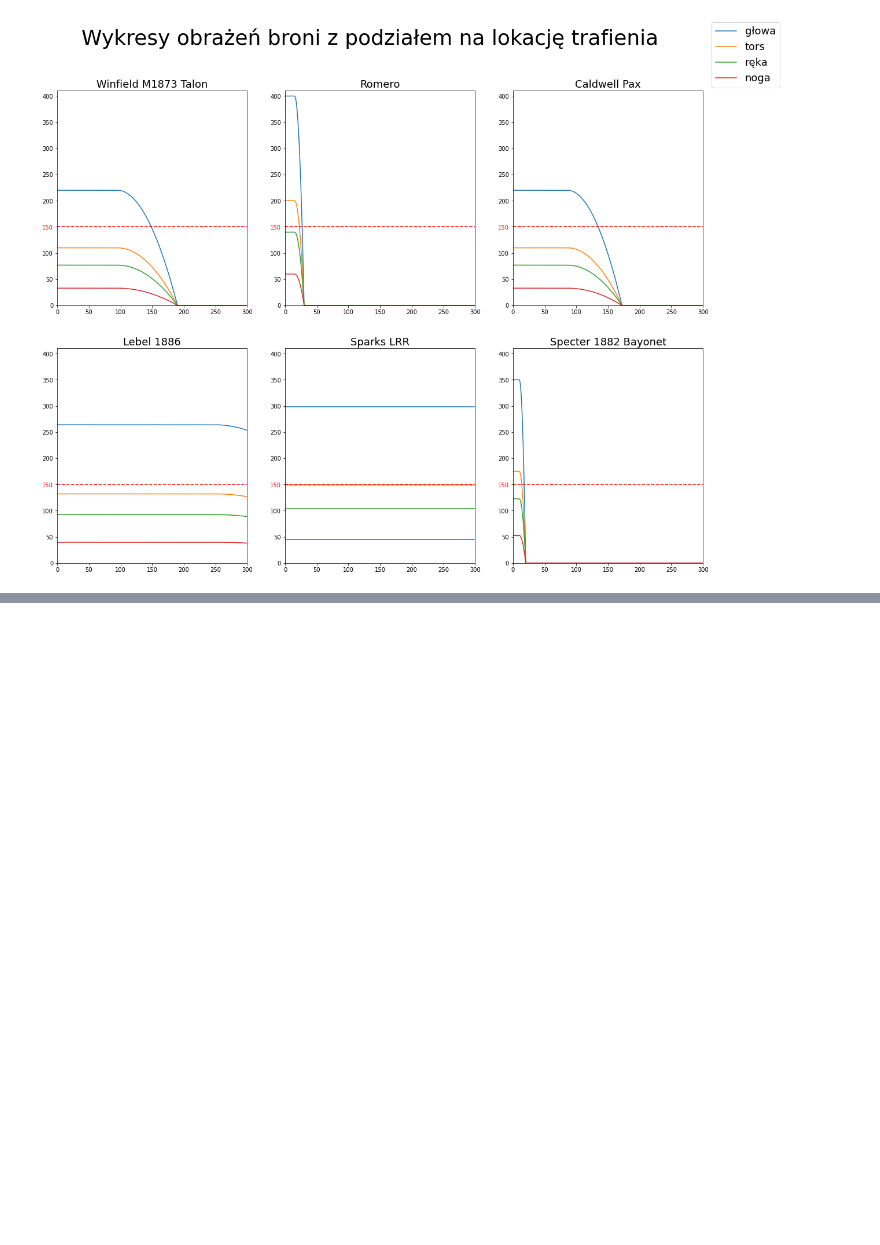
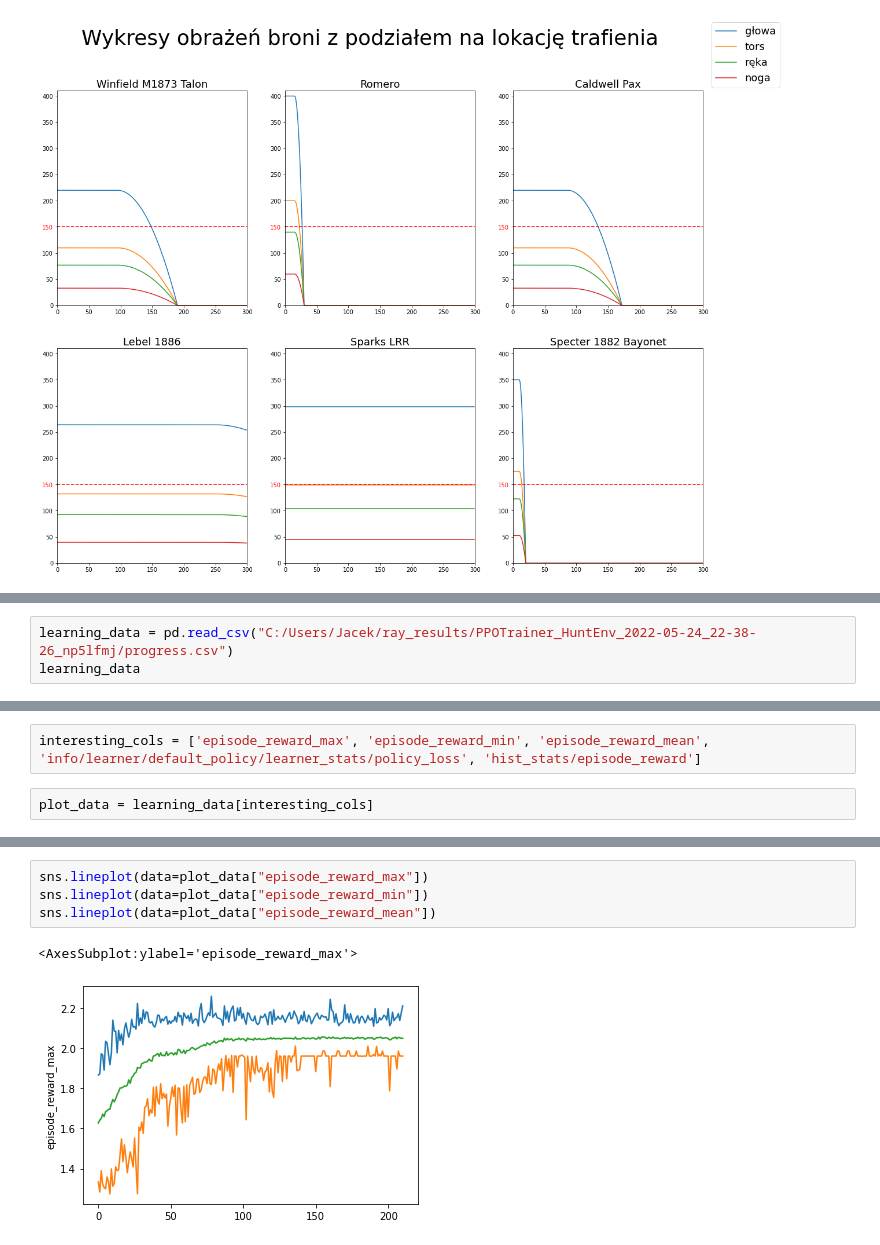
Before and after one commit to MilkSilk/masters_thesis, a Jupyter notebook: game_balance/src/figure_generation.ipynb, the cells around one changed output, grey strips where cells are left out. Drawn from its saved outputs; the diff is of its cells as text; blank space fills up the shorter version.

Commit message:
Generating reward plots for game balance

```diff
--- a/game_balance/src/figure_generation.ipynb
+++ b/game_balance/src/figure_generation.ipynb
@@ -117,0 +121,3 @@ figure.legend(["głowa", "tors", "ręka", "noga"], prop={'size': 18})
+# %%
+learning_data = pd.read_csv("C:/Users/Jacek/ray_results/PPOTrainer_HuntEnv_2022-05-24_22-38-26_np5lfmj/progress.csv")
+learning_data
@@ -117,0 +158,4 @@ figure.legend(["głowa", "tors", "ręka", "noga"], prop={'size': 18})
+# %%
+interesting_cols = ['episode_reward_max', 'episode_reward_min', 'episode_reward_mean', 'info/learner/default_policy/learner_stats/policy_loss', 'hist_stats/episode_reward']
+# %%
+plot_data = learning_data[interesting_cols]
@@ -117,0 +178,7 @@ figure.legend(["głowa", "tors", "ręka", "noga"], prop={'size': 18})
+# %%
+sns.lineplot(data=plot_data["episode_reward_max"])
+sns.lineplot(data=plot_data["episode_reward_min"])
+sns.lineplot(data=plot_data["episode_reward_mean"])
+# %% [output]
+<AxesSubplot:ylabel='episode_reward_max'>
+[figure, added]
```
Also changed, not shown: parts of 5 cells of this notebook.
